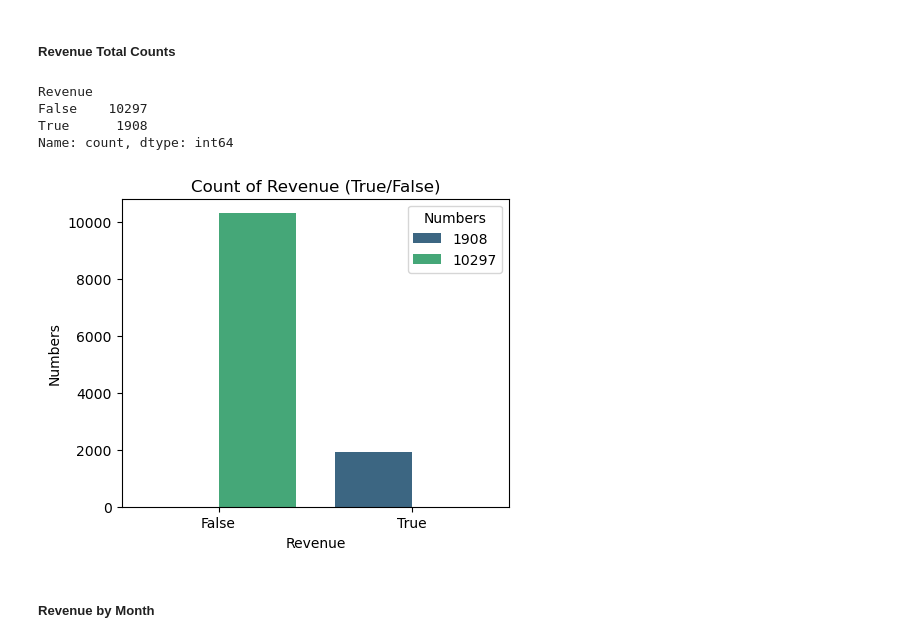
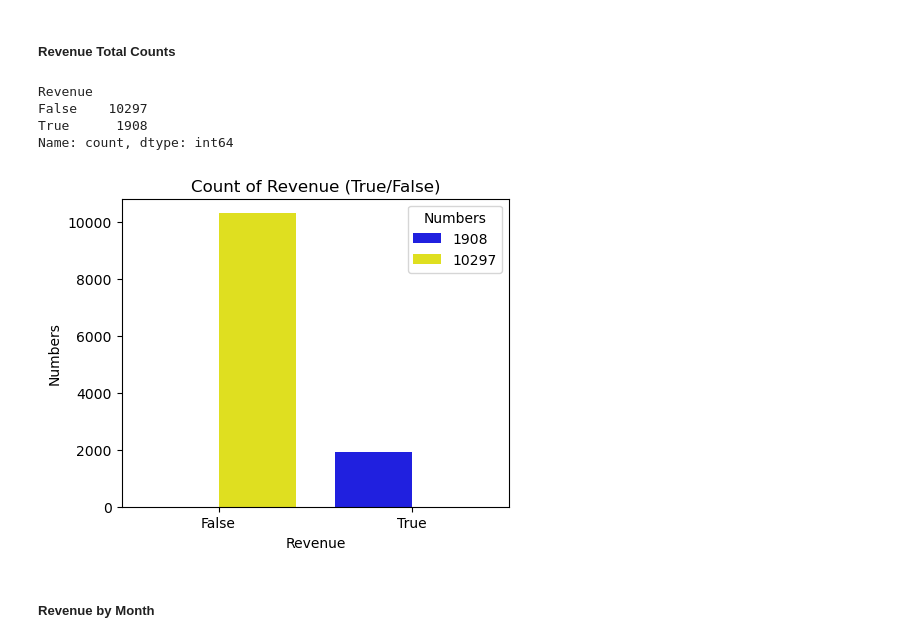
Before and after one commit to liam-li-ming/Learning, a Jupyter notebook: online_shoppers/analysis_on_online_shoppers.ipynb, the cells around one changed output. Drawn from its saved outputs; the diff is of its cells as text; code cells hidden in the pictures.

```diff
--- a/online_shoppers/analysis_on_online_shoppers.ipynb
+++ b/online_shoppers/analysis_on_online_shoppers.ipynb
@@ -165,28 +179,28 @@ plt.show()
 # %%
 # Revenue Results
 revenue_count = df_nadu["Revenue"].value_counts()
 print(revenue_count)
 
 df_revenue = revenue_count.reset_index()
 df_revenue.columns = ['Revenue', 'Numbers']
 
 # Visualize the Revenue results by bar chart
 plt.figure(figsize = (5, 4))
 sns.barplot(x = 'Revenue', y = 'Numbers',
-                  data = df_revenue, palette = 'viridis',
+                  data = df_revenue, palette = ['blue', 'yellow'],
                   hue = "Numbers")
 
 plt.xlabel('Revenue')
 plt.ylabel('Numbers')
 plt.title('Count of Revenue (True/False)')
 
 plt.show()
 # %% [output]
 Revenue
 False    10297
 True      1908
 Name: count, dtype: int64
-[figure, old version]
+[figure, new version]
 # %% [markdown]
 ##### Revenue by Month
 # %%
```
Also changed, not shown: parts of 3 cells of this notebook.
